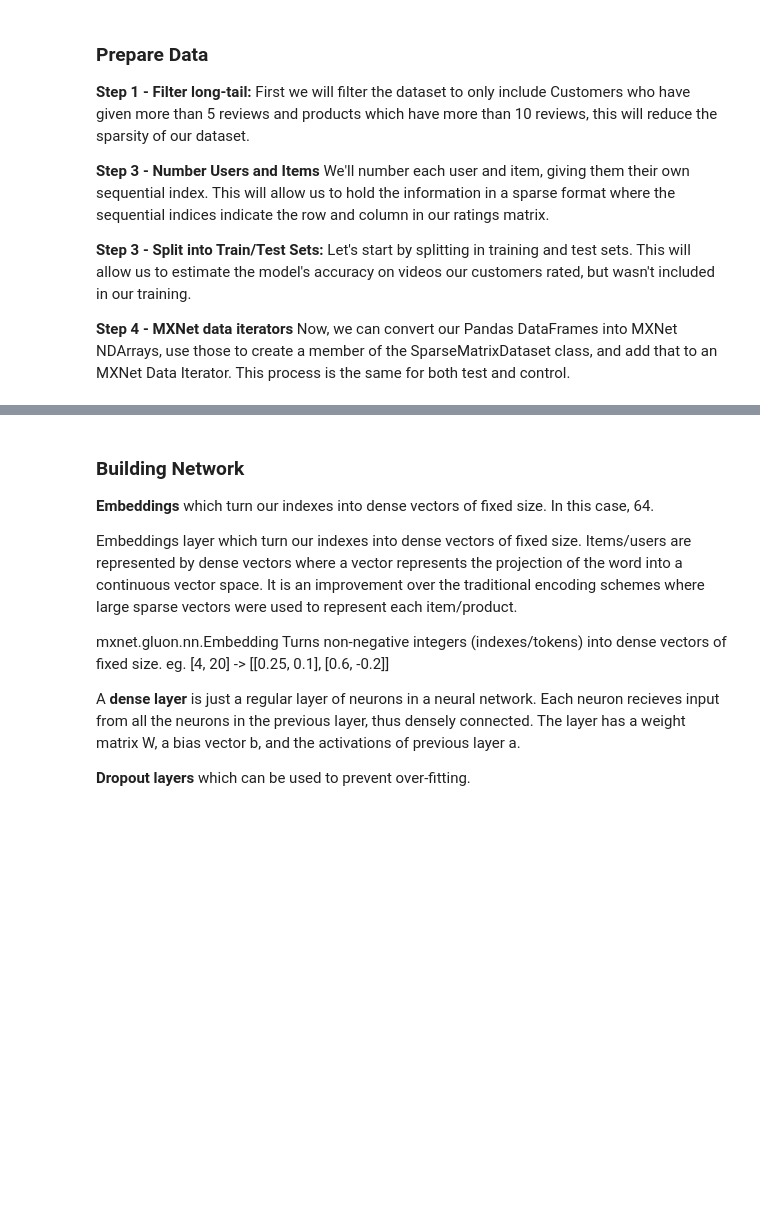
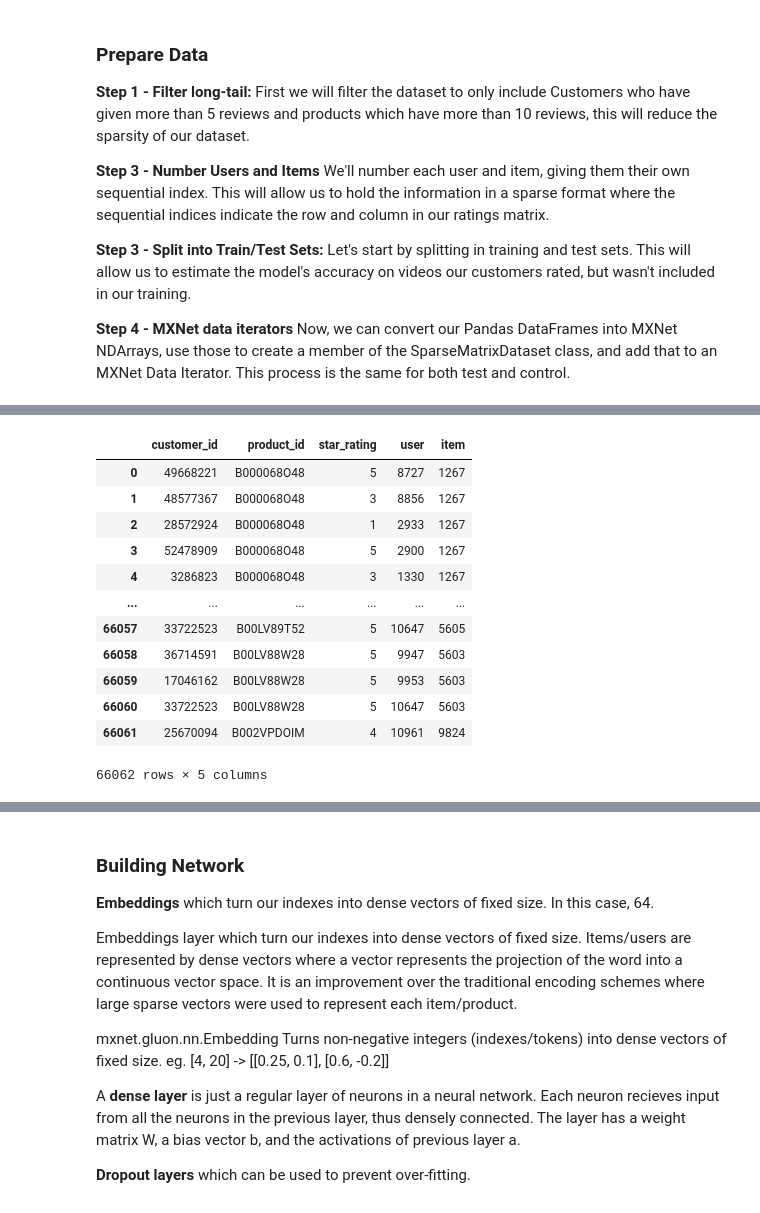
Before and after one commit to amirhossein-yousefi/Recommendation_System, a Jupyter notebook: Recommendation System Using MXNET on AWS Sagemaker.ipynb, the cells around one changed output, grey strips where cells are left out. Saved outputs shown, nothing was run; the diff lists cells and outputs as text; code cells hidden in the pictures; blank space fills up the shorter version.

```diff
--- a/Recommendation System Using MXNET on AWS Sagemaker.ipynb
+++ b/Recommendation System Using MXNET on AWS Sagemaker.ipynb
@@ -205,0 +214,6 @@ Now, we can convert our Pandas DataFrames into MXNet NDArrays, use those to crea
+# %%
+reduced_df=df.merge(pd.DataFrame({'customer_id':customers.index})).merge(pd.DataFrame({'product_id':products.index}))
+# %%
+customers=reduced_df['customer_id'].value_counts()
+products=reduced_df['product_id'].value_counts()
+customers.shape[0]
@@ -205,0 +222,3 @@ Now, we can convert our Pandas DataFrames into MXNet NDArrays, use those to crea
+# %%
+customer_index=pd.DataFrame({'customer_id':customers.index,'user':np.arange(customers.shape[0])})
+customer_index
@@ -205,0 +239,3 @@ Now, we can convert our Pandas DataFrames into MXNet NDArrays, use those to crea
+# %%
+product_index=pd.DataFrame({'product_id':products.index,'item':np.arange(products.shape[0])})
+product_index
@@ -205,0 +256,16 @@ Now, we can convert our Pandas DataFrames into MXNet NDArrays, use those to crea
+# %%
+reduced_df.merge(customer_index).merge(product_index)
+# %% [output]
+|  | customer_id | product_id | star_rating | user | item |
+| 0 | 49668221 | B000068O48 | 5 | 8727 | 1267 |
+| 1 | 48577367 | B000068O48 | 3 | 8856 | 1267 |
+| 2 | 28572924 | B000068O48 | 1 | 2933 | 1267 |
+| 3 | 52478909 | B000068O48 | 5 | 2900 | 1267 |
+| 4 | 3286823 | B000068O48 | 3 | 1330 | 1267 |
+| ... | ... | ... | ... | ... | ... |
+| 66057 | 33722523 | B00LV89T52 | 5 | 10647 | 5605 |
+| 66058 | 36714591 | B00LV88W28 | 5 | 9947 | 5603 |
+| 66059 | 17046162 | B00LV88W28 | 5 | 9953 | 5603 |
+| 66060 | 33722523 | B00LV88W28 | 5 | 10647 | 5603 |
+| 66061 | 25670094 | B002VPDOIM | 4 | 10961 | 9824 |
+66062 rows × 5 columns
```
Also changed, not shown: parts of 7 cells of this notebook.
